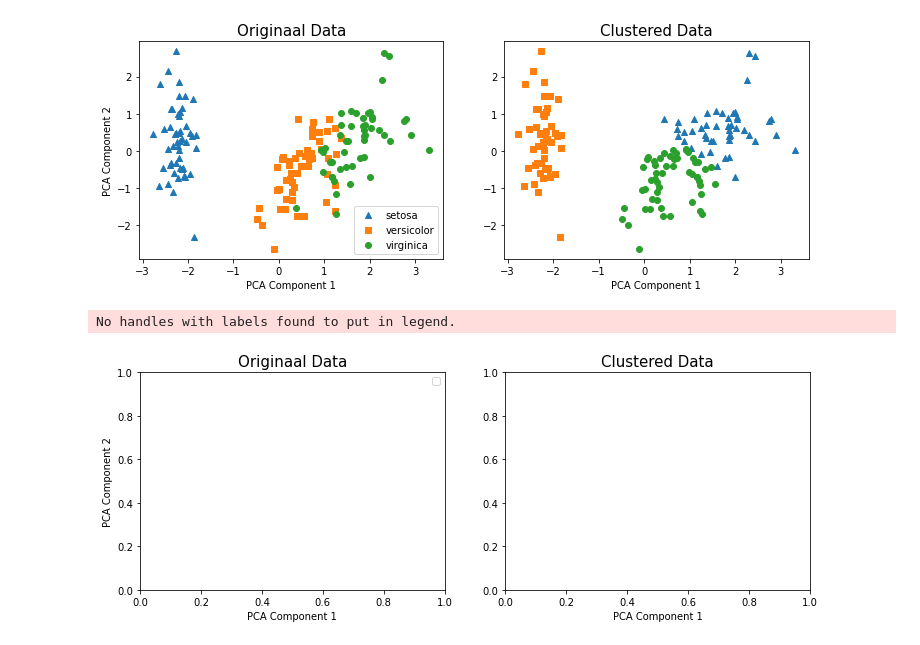
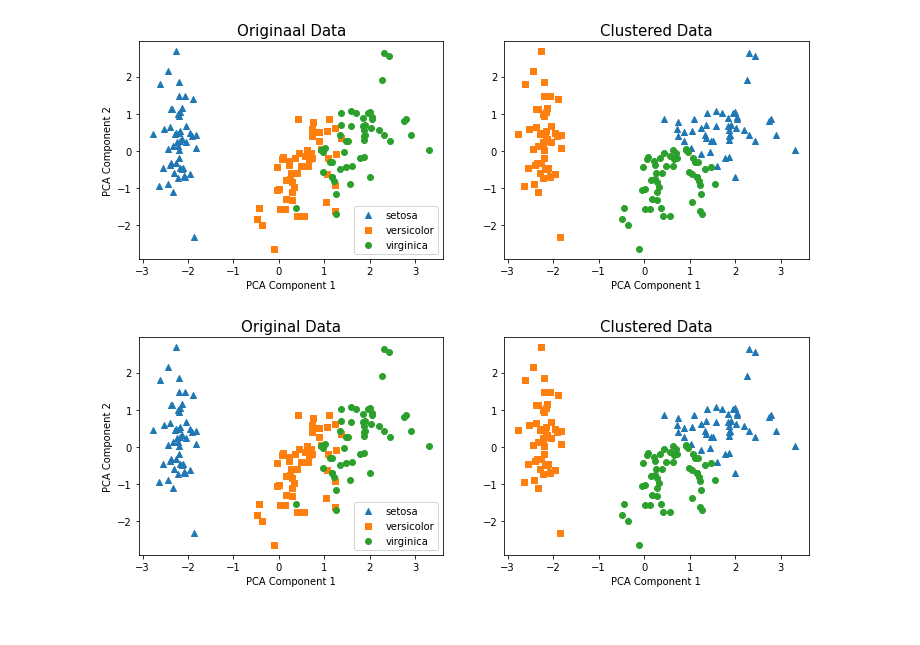
Before and after one commit to strongsm/MachineLearning-2021-12-20, a Jupyter notebook: 05.PCA _및_군집화/11.군집화-Iris.ipynb, the cells around one changed output. Cells and saved outputs as stored; diff of their text form; code cells hidden in the pictures.

```diff
--- a/05.PCA _및_군집화/11.군집화-Iris.ipynb
+++ b/05.PCA _및_군집화/11.군집화-Iris.ipynb
@@ -119,21 +119,20 @@ plt.show()
 # %%
 plt.figure(figsize=(12,4))
 for k, column in enumerate(['target','cluster']):
     plt.subplot(1,2,k+1)
     for i, marker in enumerate(markers):
         x_data = df[df[column] == i]['PC1']
         y_data = df[df[column] == i]['PC2']
-        ax.scatter(x_data, y_data, marker=marker, label=iris.target_names[i])
+        plt.scatter(x_data, y_data, marker=marker, label=iris.target_names[i])
 
-    if k == 0:             # target
+    if k == 0:              # target
         plt.legend()
-        plt.title('Originaal Data', fontsize=15)
+        plt.title('Original Data', fontsize=15)
         plt.ylabel('PCA Component 2')
     else:
         plt.title('Clustered Data', fontsize=15)
 
     plt.xlabel('PCA Component 1')
 plt.show()
 # %% [output]
-No handles with labels found to put in legend.
-[figure, old version]
+[figure, new version]
```
Also changed, not shown: 1 other file.
